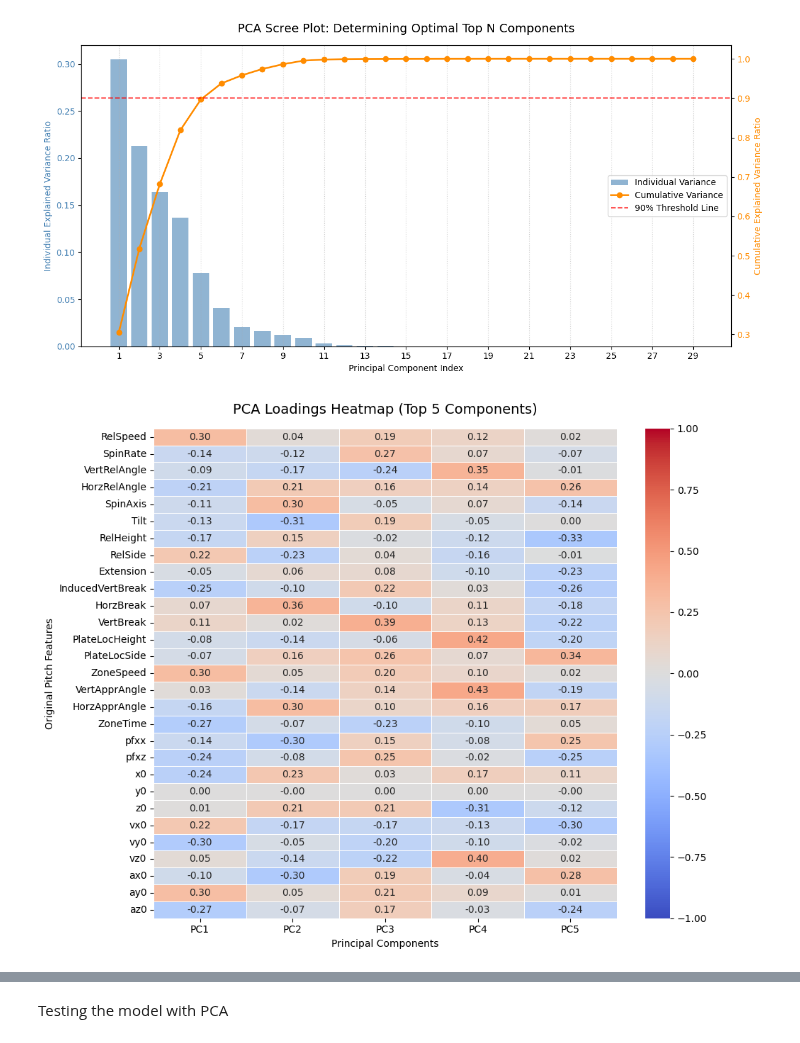
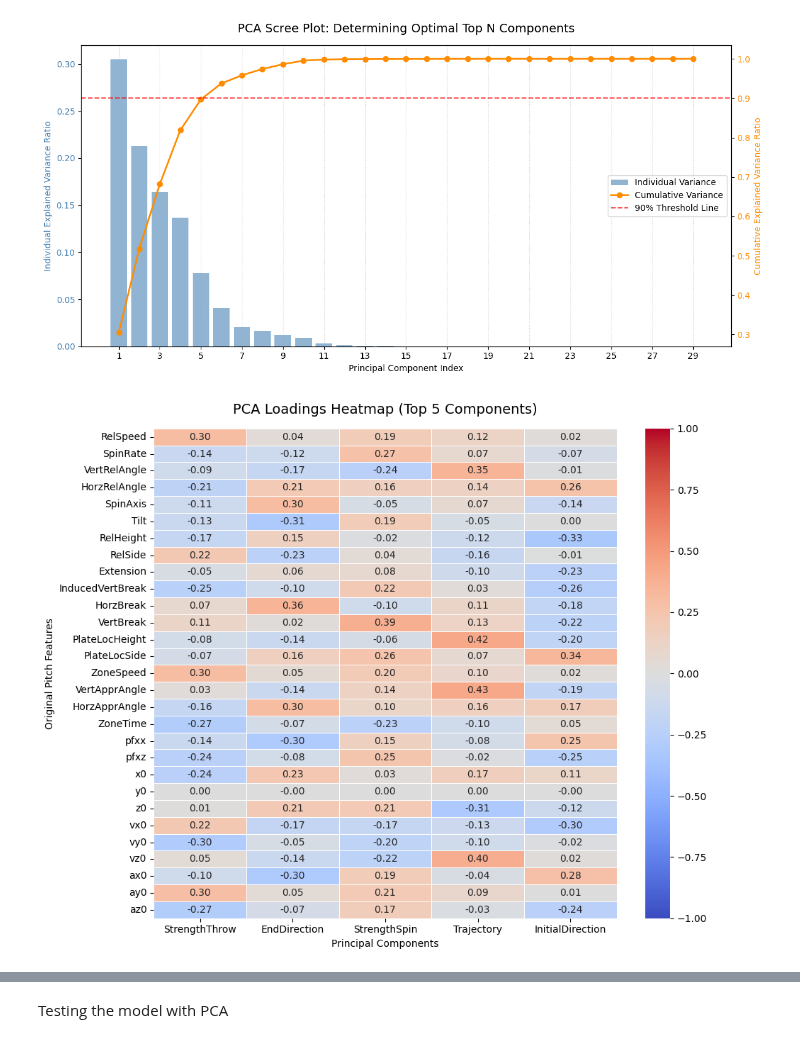
Before and after one commit to mikeSheehey/Tabular_Project_DATA4380, a Jupyter notebook: Notebooks/Softball_4380.ipynb, the cells around one changed output, grey strips where cells are left out. Drawn from its saved outputs; the diff is of its cells as text; code cells hidden in the pictures.

Commit message:
Added more figures

```diff
--- a/Notebooks/Softball_4380.ipynb
+++ b/Notebooks/Softball_4380.ipynb
@@ -718,30 +813,31 @@ plt.show()
 [figure]
 # %%
 # we keep 5 PCAs
+PCA_list=['StrengthThrow', 'EndDirection', 'StrengthSpin', 'Trajectory', 'InitialDirection']
 loadings = pd.DataFrame(
     pca.components_[:5].T,
-    columns=[f'PC{i+1}' for i in range(5)],
+    columns=[col for col in PCA_list],
     index=pitch_cols
 )
 
 
 # 2. Plot the Heatmap
 plt.figure(figsize=(10, 8))
 
 # Using a diverging color palette (coolwarm) so negative/positive weights are obvious
 sns.heatmap(
     loadings,
     annot=True,          # Displays the weight values inside the cells
     fmt=".2f",          # Rounds weights to two decimal places
     cmap="coolwarm",    # Red = strongly positive, Blue = strongly negative
     vmin=-1, vmax=1,    # Forces scale boundary to match correlation limits
     linewidths=0.5
 )
 
 plt.title("PCA Loadings Heatmap (Top 5 Components)", fontsize=14, pad=15)
 plt.ylabel("Original Pitch Features")
 plt.xlabel("Principal Components")
 plt.tight_layout()
 plt.show()
 # %% [output]
-[figure, old version]
+[figure, new version]
```
Also changed, not shown: parts of 43 cells of this notebook.
